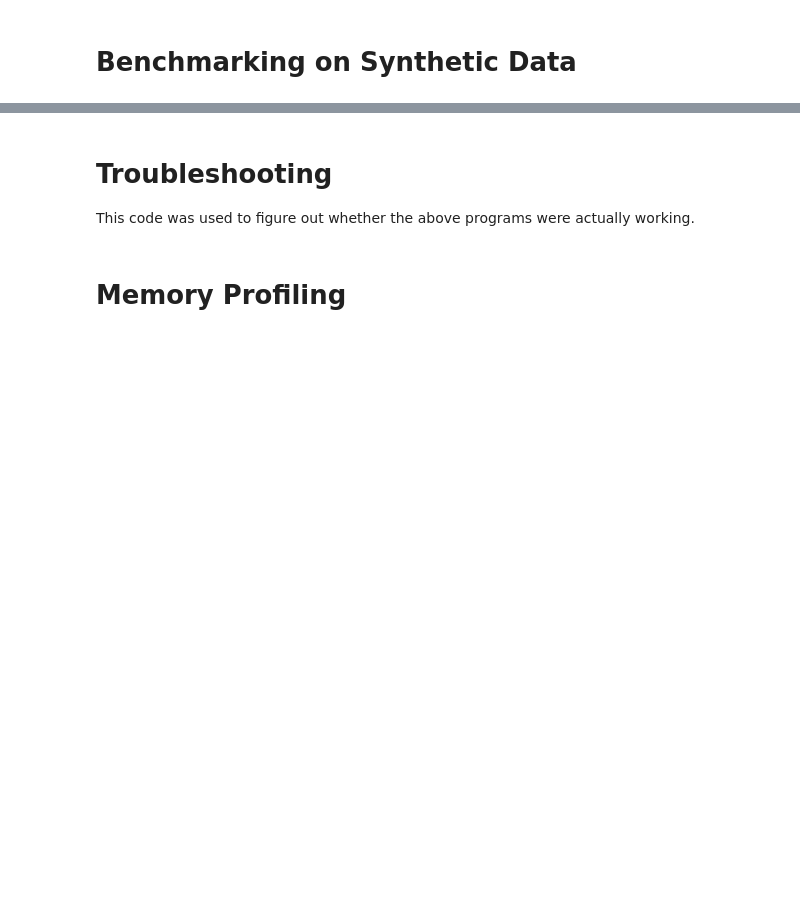
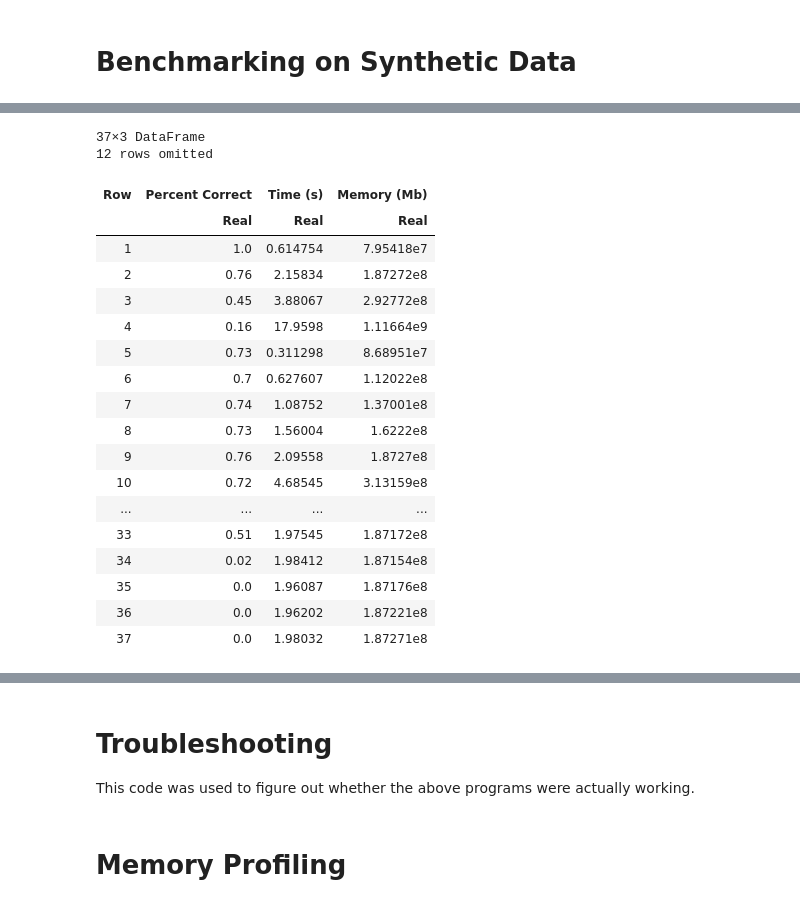
Before and after one commit to Karthik2924/CSC530_project, a Jupyter notebook: pso paper implementation.ipynb, the cells around one changed output, grey strips where cells are left out. Drawn from its saved outputs; the diff is of its cells as text; code cells hidden in the pictures; blank space fills up the shorter version.

```diff
--- a/pso paper implementation.ipynb
+++ b/pso paper implementation.ipynb
@@ -1178,3 +1517,24 @@ res_motiflength = benchmarker.(4:2:20, (2,), (300,), (30,), (100,))
 # %%
-df_length = DataFrame(reduce(vcat, res_motiflength), ["Percent Correct", "Time (s)", "Memory (Mb)"])
+df_res = DataFrame(reduce(vcat, bm_res), ["Percent Correct", "Time (s)", "Memory (Mb)"])
+# %% [output]
+37×3 DataFrame
+12 rows omitted
+| Row | Percent Correct | Time (s) | Memory (Mb) |
+|  | Real | Real | Real |
+| 1 | 1.0 | 0.614754 | 7.95418e7 |
+| 2 | 0.76 | 2.15834 | 1.87272e8 |
+| 3 | 0.45 | 3.88067 | 2.92772e8 |
+| 4 | 0.16 | 17.9598 | 1.11664e9 |
+| 5 | 0.73 | 0.311298 | 8.68951e7 |
+| 6 | 0.7 | 0.627607 | 1.12022e8 |
+| 7 | 0.74 | 1.08752 | 1.37001e8 |
+| 8 | 0.73 | 1.56004 | 1.6222e8 |
+| 9 | 0.76 | 2.09558 | 1.8727e8 |
+| 10 | 0.72 | 4.68545 | 3.13159e8 |
+| ... | ... | ... | ... |
+| 33 | 0.51 | 1.97545 | 1.87172e8 |
+| 34 | 0.02 | 1.98412 | 1.87154e8 |
+| 35 | 0.0 | 1.96087 | 1.87176e8 |
+| 36 | 0.0 | 1.96202 | 1.87221e8 |
+| 37 | 0.0 | 1.98032 | 1.87271e8 |
 # %%
```
Also changed, not shown: parts of 78 cells of this notebook, 12 other files.
